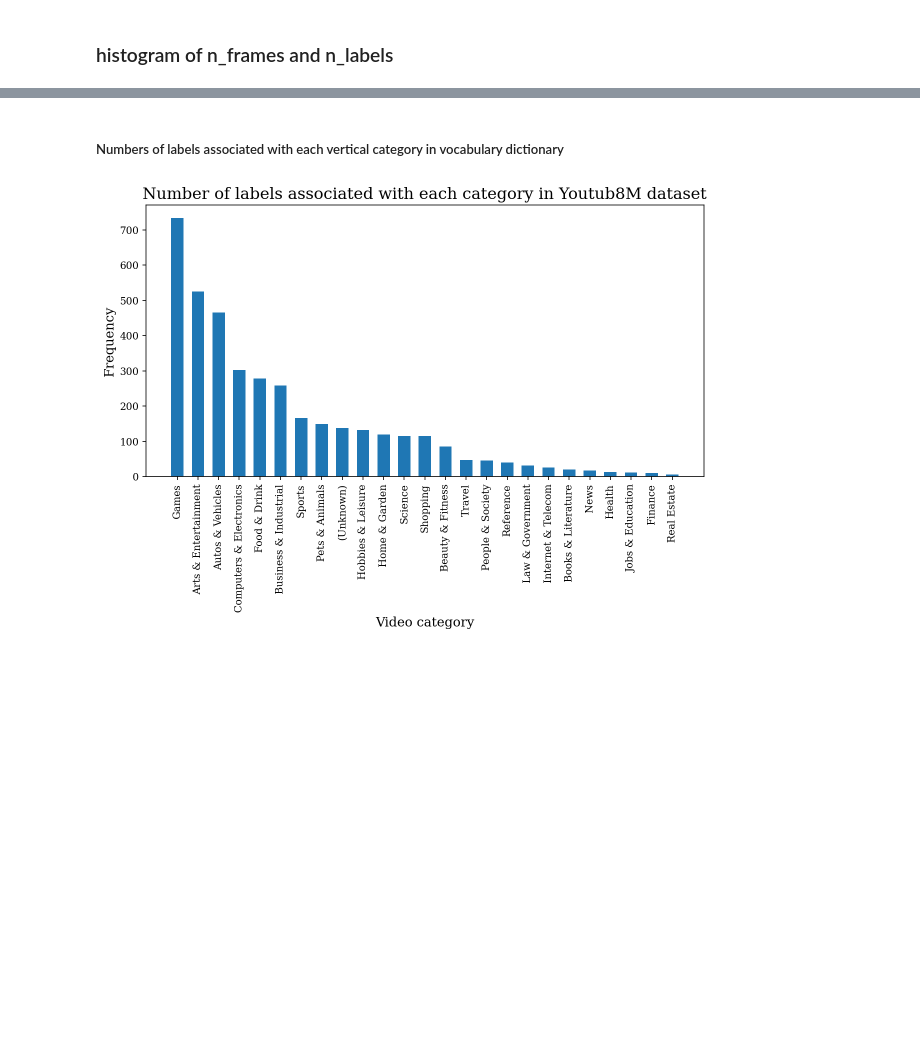
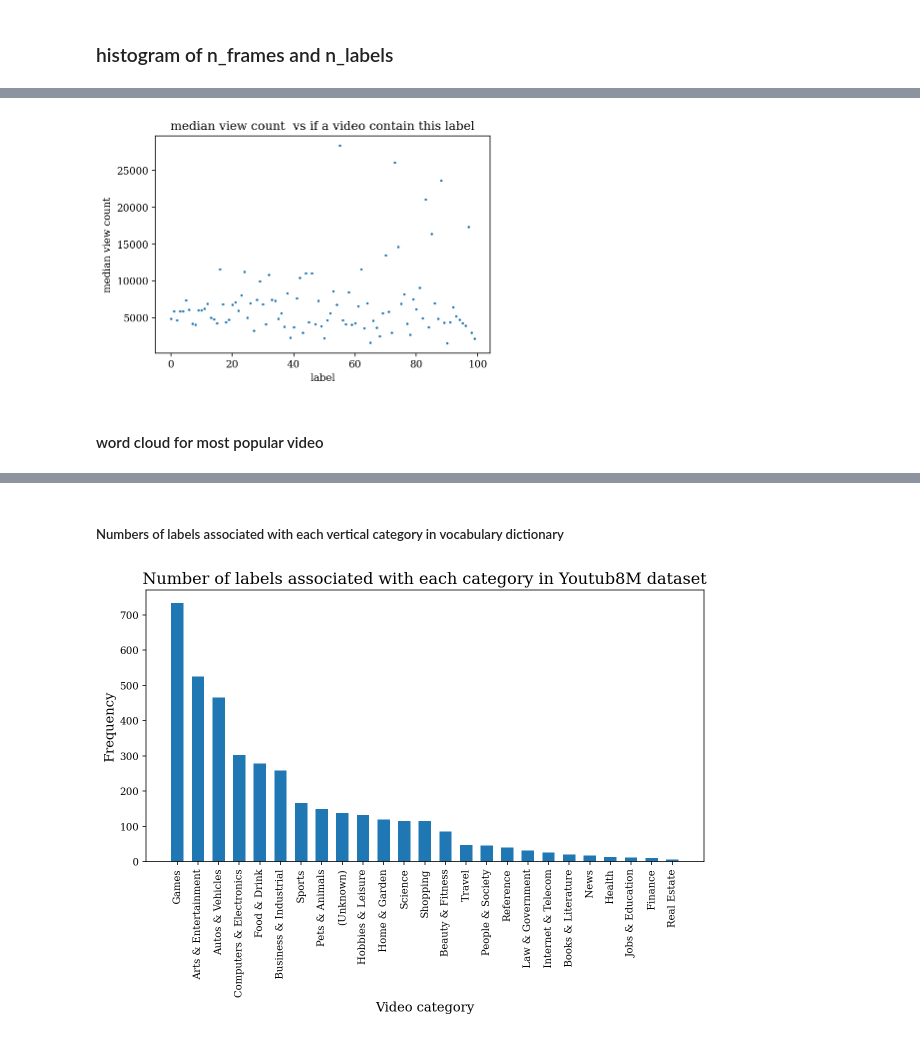
Before and after one commit to erikanfox/YouTube-8m-Classification, a Jupyter notebook: EDA.ipynb, the cells around one changed output, grey strips where cells are left out. Cells and saved outputs as stored; diff of their text form; code cells hidden in the pictures; blank space fills up the shorter version.

```diff
--- a/EDA.ipynb
+++ b/EDA.ipynb
@@ -174,0 +380,24 @@ plt.show()
+# %%
+# for each video check if a label is in the ground truth (up to 500)
+labels= np.arange(0,3800,1)
+if_label = np.zeros((len(video_info_noNAN),500))
+for i in labels[:500]:
+    if_label[:,i] = video_info_noNAN.labels.apply(lambda x: i in x).values
+
+col_names = ["contain_"+str(i) for i in labels[:500]]
+if_label_df = pd.DataFrame(if_label,columns = col_names)
+
+video_info_noNAN = video_info_noNAN.copy()
+video_info_noNAN = pd.concat([video_info_noNAN,if_label_df],axis=1)
+video_info_noNAN.head()
+view_med_by_lab = [ video_info_noNAN.loc[video_info_noNAN["contain_"+str(i)]==1,"view_count"].median() for i in range(500)]
+# %%
+plt.scatter(np.arange(0,100,1),view_med_by_lab[:100],s=2)
+plt.xlabel("label")
+plt.ylabel("median view count")
+plt.title("median view count  vs if a video contain this label")
+plt.show()
+# %% [output]
+[figure, added]
+# %% [markdown]
+#### word cloud for most popular video
```
Also changed, not shown: parts of 48 cells of this notebook.
